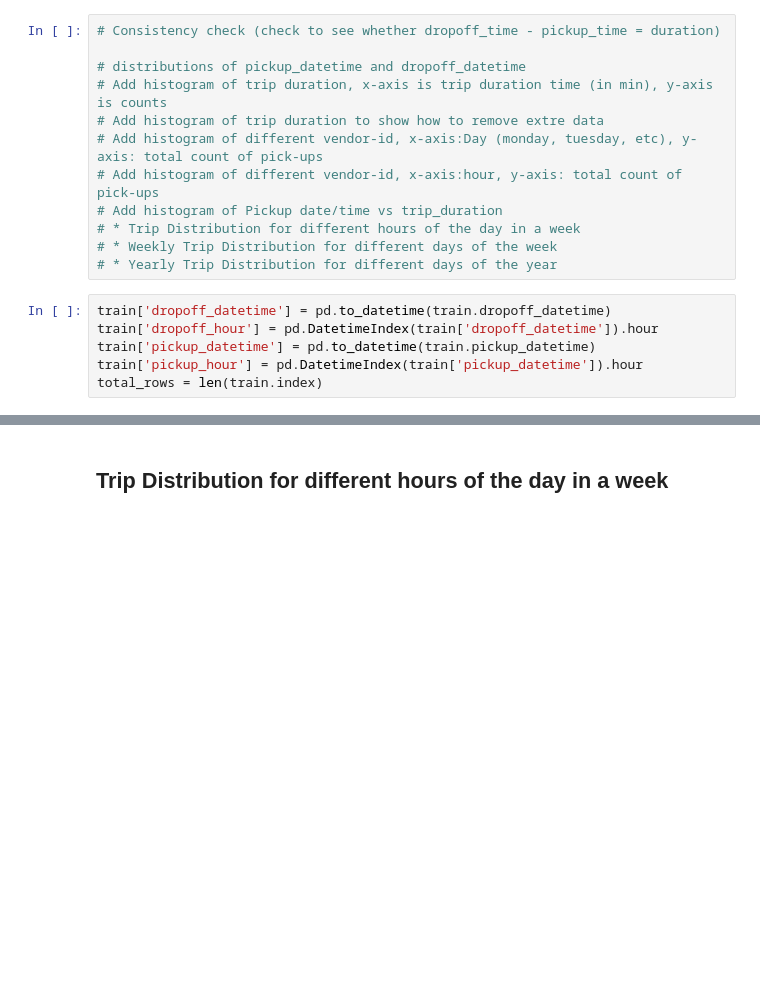
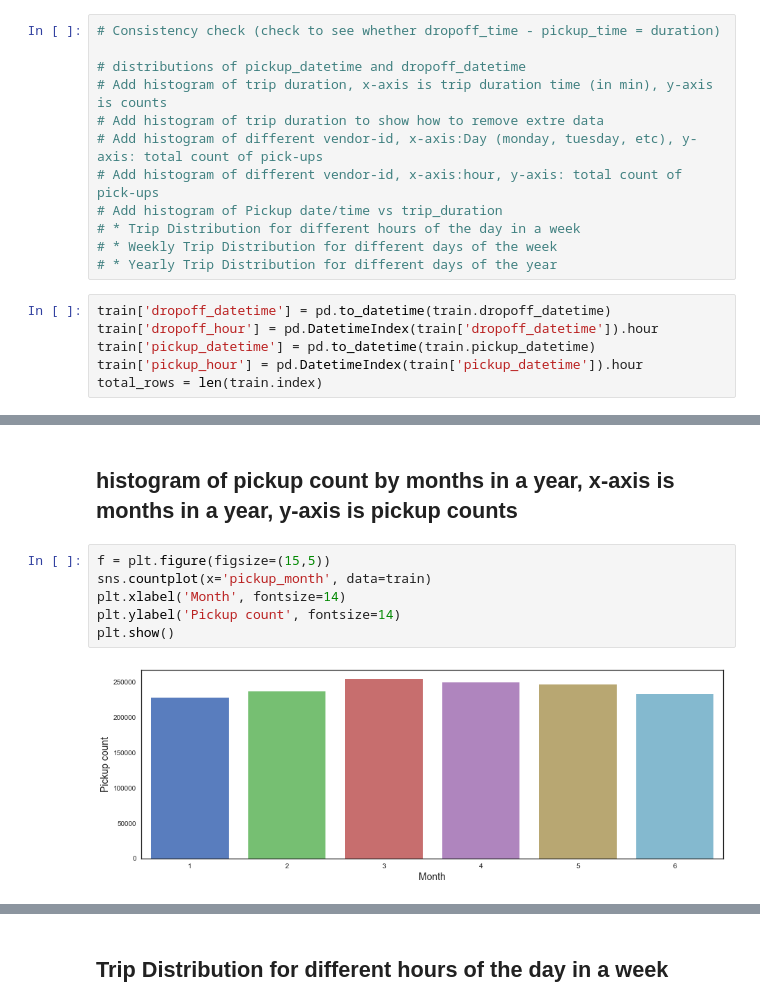
Before and after one commit to GaryLuoLuo/Data_Mining_Project_Jiahui_Qin_Zhe, a Jupyter notebook: Data Preparation.ipynb, the cells around one changed output, grey strips where cells are left out. Drawn from its saved outputs; the diff is of its cells as text; blank space fills up the shorter version.

```diff
--- a/Data Preparation.ipynb
+++ b/Data Preparation.ipynb
@@ -226,0 +277,10 @@ train.head()
+# %% [markdown]
+## histogram of pickup count by months in a year, x-axis is months in a year, y-axis is pickup counts
+# %%
+f = plt.figure(figsize=(15,5))
+sns.countplot(x='pickup_month', data=train)
+plt.xlabel('Month', fontsize=14)
+plt.ylabel('Pickup count', fontsize=14)
+plt.show()
+# %% [output]
+[figure, added]
```
Also changed, not shown: parts of 17 cells of this notebook.
